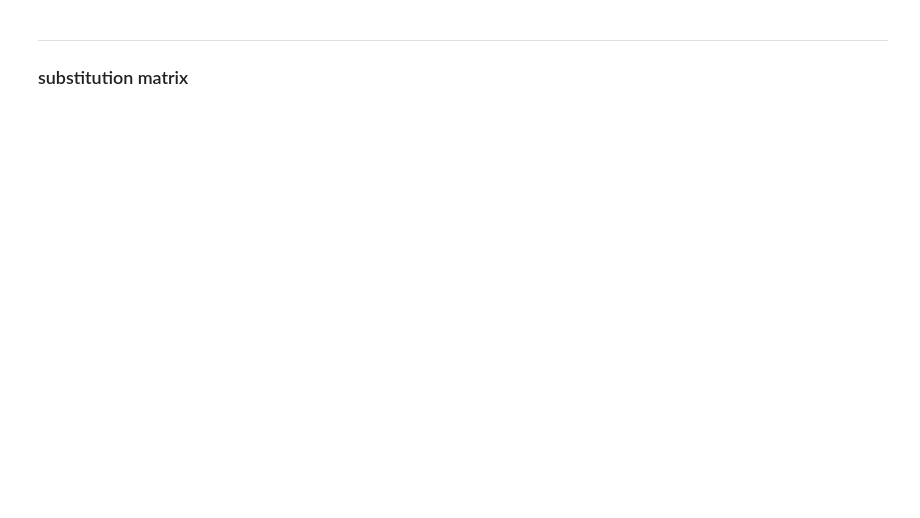
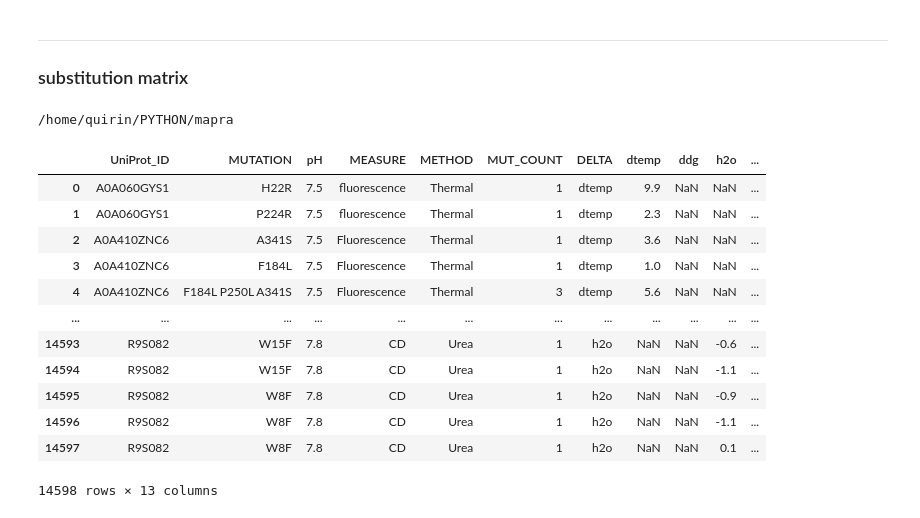
Before and after one commit to lkndl/mapra, a Jupyter notebook: mapra/first_steps.ipynb, the cells around one changed output. Saved outputs shown, nothing was run; the diff lists cells and outputs as text; code cells hidden in the pictures; blank space fills up the shorter version.

```diff
--- a/mapra/first_steps.ipynb
+++ b/mapra/first_steps.ipynb
@@ -783 +517,27 @@ fig.savefig('temp_stripplot.png', dpi=300)
+# %%
+importlib.reload(prep)
+
+# the directory to search
+wd = Path('.').resolve().parent
+print(wd)
+(wd / 'plots').mkdir(parents=True, exist_ok=True)
+
+data = prep.dataset(wd)
+df = data.dataframe
+df
+# %% [output]
+/home/quirin/PYTHON/mapra
+|  | UniProt_ID | MUTATION | pH | MEASURE | METHOD | MUT_COUNT | DELTA | dtemp | ddg | h2o | ... |
+| 0 | A0A060GYS1 | H22R | 7.5 | fluorescence | Thermal | 1 | dtemp | 9.9 | NaN | NaN | ... |
+| 1 | A0A060GYS1 | P224R | 7.5 | fluorescence | Thermal | 1 | dtemp | 2.3 | NaN | NaN | ... |
+| 2 | A0A410ZNC6 | A341S | 7.5 | Fluorescence | Thermal | 1 | dtemp | 3.6 | NaN | NaN | ... |
+| 3 | A0A410ZNC6 | F184L | 7.5 | Fluorescence | Thermal | 1 | dtemp | 1.0 | NaN | NaN | ... |
+| 4 | A0A410ZNC6 | F184L P250L A341S | 7.5 | Fluorescence | Thermal | 3 | dtemp | 5.6 | NaN | NaN | ... |
+| ... | ... | ... | ... | ... | ... | ... | ... | ... | ... | ... | ... |
+| 14593 | R9S082 | W15F | 7.8 | CD | Urea | 1 | h2o | NaN | NaN | -0.6 | ... |
+| 14594 | R9S082 | W15F | 7.8 | CD | Urea | 1 | h2o | NaN | NaN | -1.1 | ... |
+| 14595 | R9S082 | W8F | 7.8 | CD | Urea | 1 | h2o | NaN | NaN | -0.9 | ... |
+| 14596 | R9S082 | W8F | 7.8 | CD | Urea | 1 | h2o | NaN | NaN | -1.1 | ... |
+| 14597 | R9S082 | W8F | 7.8 | CD | Urea | 1 | h2o | NaN | NaN | 0.1 | ... |
+14598 rows × 13 columns
 # %%
```
Also changed, not shown: parts of 40 cells of this notebook, 4 other files.
